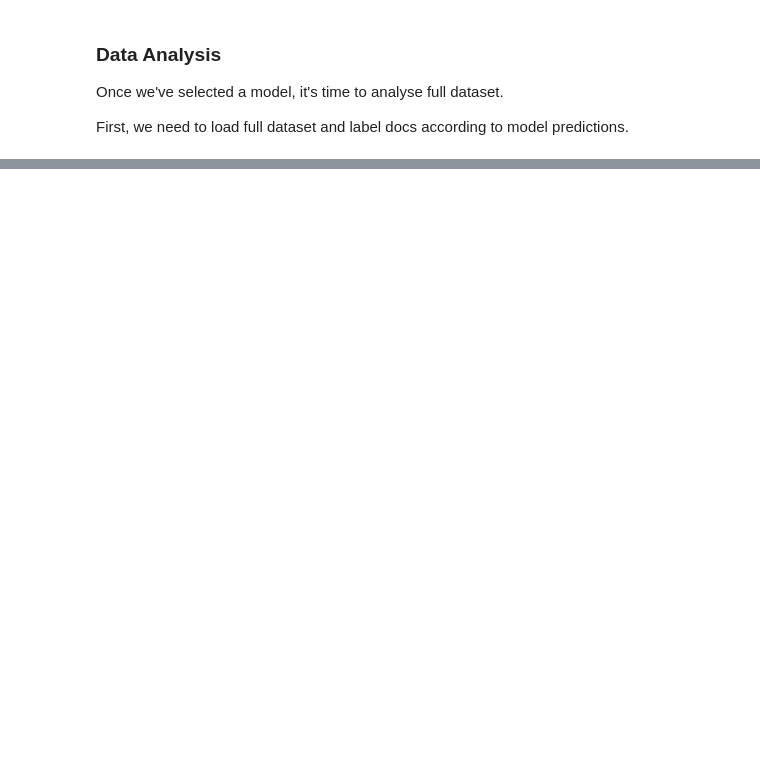
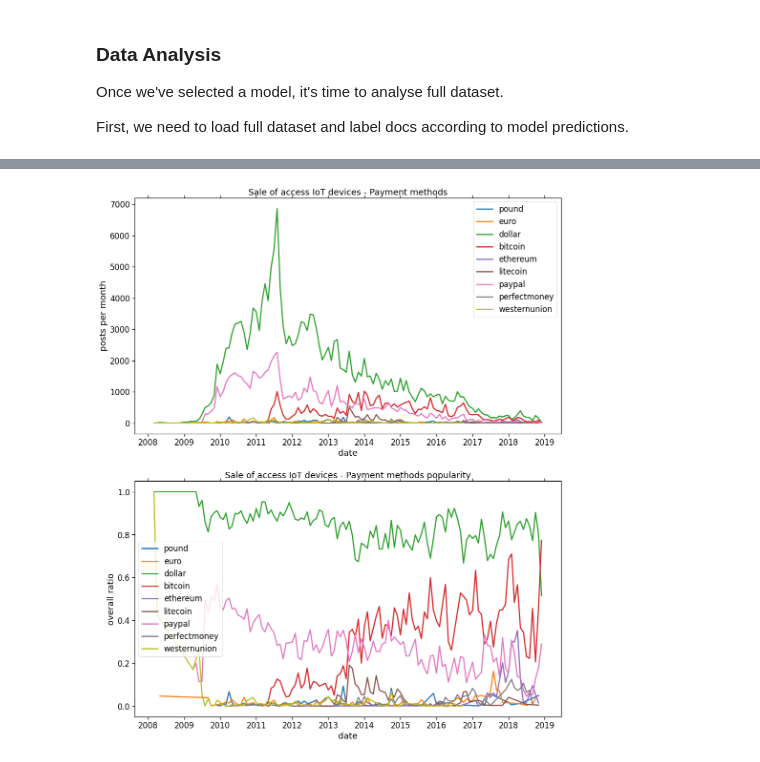
Before and after one commit to serfer2/tfm, a Jupyter notebook: notebook.ipynb, the cells around one changed output, grey strips where cells are left out. Saved outputs shown, nothing was run; the diff lists cells and outputs as text; code cells hidden in the pictures; blank space fills up the shorter version.

```diff
--- a/notebook.ipynb
+++ b/notebook.ipynb
@@ -535,0 +567,67 @@ dbc.close()
+# %%
+def _has_payment_method(pmethod: str, content: str) -> bool:
+    pmethod_data = PAYMENT_METHODS.get(pmethod)
+    for expression in pmethod_data.get('expressions'):
+        if expression in content:
+            return True
+    content_words = [word.strip() for word in content.split() if word.strip()]
+    for word in pmethod_data.get('words'):
+        if word in content_words:
+            return True
+    return False
+
+
+def _has_any_payment_method(content: str) -> bool:
+    for _pmethod in PAYMENT_METHODS:
+        if _has_payment_method(_pmethod, content):
+            return True
+    return False
+# %%
+fig, [ax1, ax2] = plt.subplots(2, 1, figsize=(16, 20))
+
+dbc = get_dbc()
+posts_counter_service = HackForumsPostsCount(
+    forum_repository=ForumDBRepository(dbc=dbc),
+    posts_count_repository=PostsCountDBRepository(dbc=dbc),
+)
+
+full_with_payment_method_df = labeled_full_df.loc[labeled_full_df.apply(lambda x: _has_any_payment_method(x.content), axis=1)]
+full_with_payment_method_thread_ids = list(set(full_with_payment_method_df['thread']))
+full_with_payment_method_thread_ids.sort()
+full_with_payment_method_posts_count = posts_counter_service.count_threads_posts(thread_ids=full_with_payment_method_thread_ids)
+full_with_payment_method_posts_count_df = pd.DataFrame(full_with_payment_method_posts_count)
+
+add_date_column(df=full_with_payment_method_posts_count_df)
+
+full_with_payment_method_posts_by_date = get_posts_by_date(df=full_with_payment_method_posts_count_df)
+
+for pmethod_name, pmethod_data in PAYMENT_METHODS.items():
+    _pmethod_df = labeled_full_df.loc[labeled_full_df.apply(lambda x: _has_payment_method(pmethod_name, x.content), axis=1)]
+    _pmethod_thread_ids = list(set(_pmethod_df['thread']))
+    if not _pmethod_thread_ids:
+        continue
+    _pmethod_thread_ids.sort()
+    _pmethod_thread_posts_count = posts_counter_service.count_threads_posts(thread_ids=_pmethod_thread_ids)
+    _pmethod_thread_posts_count_df = pd.DataFrame(_pmethod_thread_posts_count)
+    add_date_column(df=_pmethod_thread_posts_count_df)
+    add_posts_ratio_colum(df=_pmethod_thread_posts_count_df, total_posts_by_date=full_with_payment_method_posts_by_date)
+    sn.lineplot(data=_pmethod_thread_posts_count_df, x='date', y='posts', ax=ax1, label=pmethod_name)
+    sn.lineplot(data=_pmethod_thread_posts_count_df, x='date', y='posts_ratio', ax=ax2, label=pmethod_name)
+
+# Plot payment methods evolution as timeseries
+ax1.set_title('Sale of access IoT devices - Payment methods')
+ax1.xaxis.set_tick_params(reset=True)
+ax1.xaxis.set_major_locator(mdates.YearLocator(1))
+ax1.xaxis.set_major_formatter(mdates.DateFormatter('%Y'))
+ax1.set(ylabel='posts per month')
+
+# Plot payment methods popularity as timeseries (ratio)
+ax2.set_title('Sale of access IoT devices - Payment methods popularity')
+ax2.xaxis.set_tick_params(reset=True)
+ax2.xaxis.set_major_locator(mdates.YearLocator(1))
+ax2.xaxis.set_major_formatter(mdates.DateFormatter('%Y'))
+ax2.set(ylabel='overall ratio')
+
+dbc.close()
+# %% [output]
+[figure, added]
```
Also changed, not shown: parts of 17 cells of this notebook, 1 other file.
